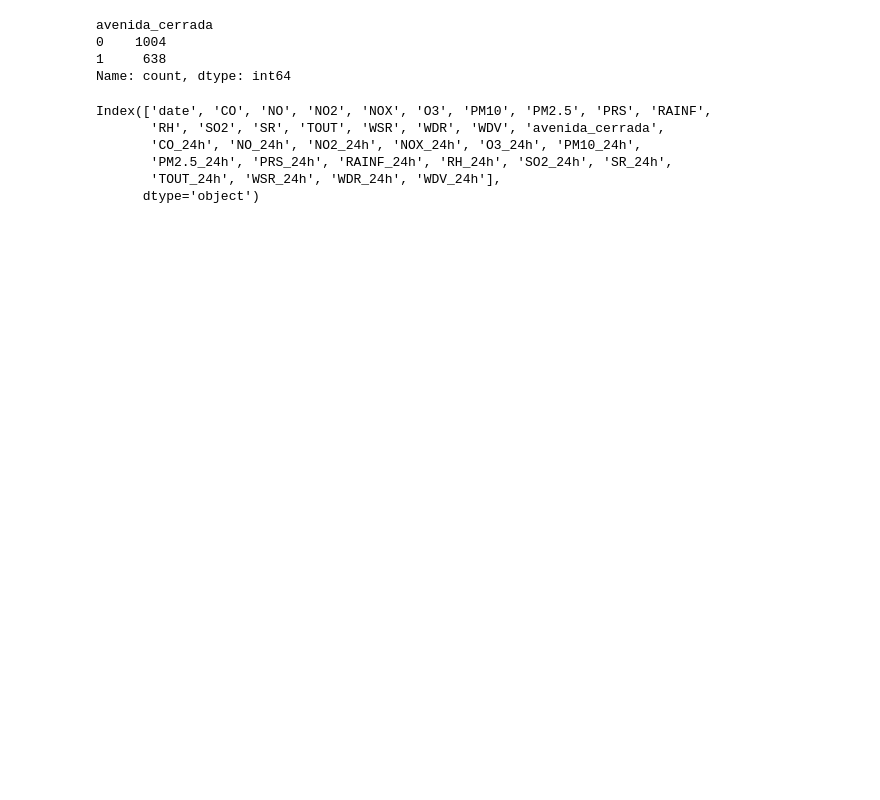
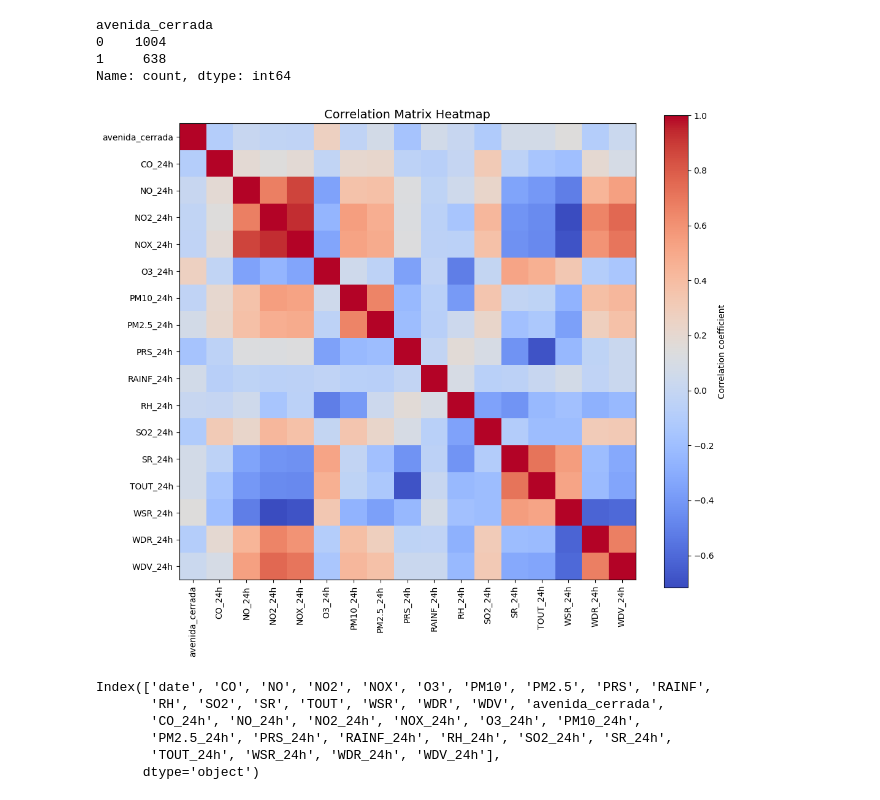
Before and after one commit to marielalvarez/Analisis-de-Calidad-de-Aire, a Jupyter notebook: ETAPA3/CENTRO.ipynb, the cells around one changed output. Cells and saved outputs as stored; diff of their text form; code cells hidden in the pictures; blank space fills up the shorter version.

```diff
--- a/ETAPA3/CENTRO.ipynb
+++ b/ETAPA3/CENTRO.ipynb
@@ -12,12 +12,4 @@ Index(['date', 'CO', 'NO', 'NO2', 'NOX', 'O3', 'PM10', 'PM2.5', 'PRS', 'RAINF',
       dtype='object')
-# %%
-cols = ['CO', 'NO', 'NO2', 'NOX', 'O3', 'PM10', 'PM2.5', 'PRS',
-        'RAINF', 'RH', 'SO2', 'SR', 'TOUT', 'WSR', 'WDR', 'WDV']
-
-df_rolling = df[cols].rolling('24h').mean().add_suffix('_24h')
-df = pd.concat([df, df_rolling], axis=1)
-
-df_dia = df.resample('D').mean(numeric_only=True)
 # %%
 df_dia.reset_index(inplace=True)
 # %%
@@ -53,6 +45,22 @@ avenida_cerrada
 0    1004
 1     638
 Name: count, dtype: int64
+# %%
+import matplotlib.pyplot as plt
+corr_matrix = df_dia[['avenida_cerrada',
+       'CO_24h', 'NO_24h', 'NO2_24h', 'NOX_24h', 'O3_24h', 'PM10_24h',
+       'PM2.5_24h', 'PRS_24h', 'RAINF_24h', 'RH_24h', 'SO2_24h', 'SR_24h',
+       'TOUT_24h', 'WSR_24h', 'WDR_24h', 'WDV_24h']].corr()
+
+plt.figure(figsize=(12,10))
+plt.imshow(corr_matrix, cmap='coolwarm', interpolation='nearest')
+plt.colorbar(label="Correlation coefficient")
+plt.xticks(range(len(corr_matrix.columns)), corr_matrix.columns, rotation=90)
+plt.yticks(range(len(corr_matrix.columns)), corr_matrix.columns)
+plt.title("Correlation Matrix Heatmap", fontsize=14)
+plt.show()
+# %% [output]
+[figure, added]
 # %%
 df_dia.columns
 # %% [output]
```
Also changed, not shown: parts of 7 cells of this notebook, 19 other files.
